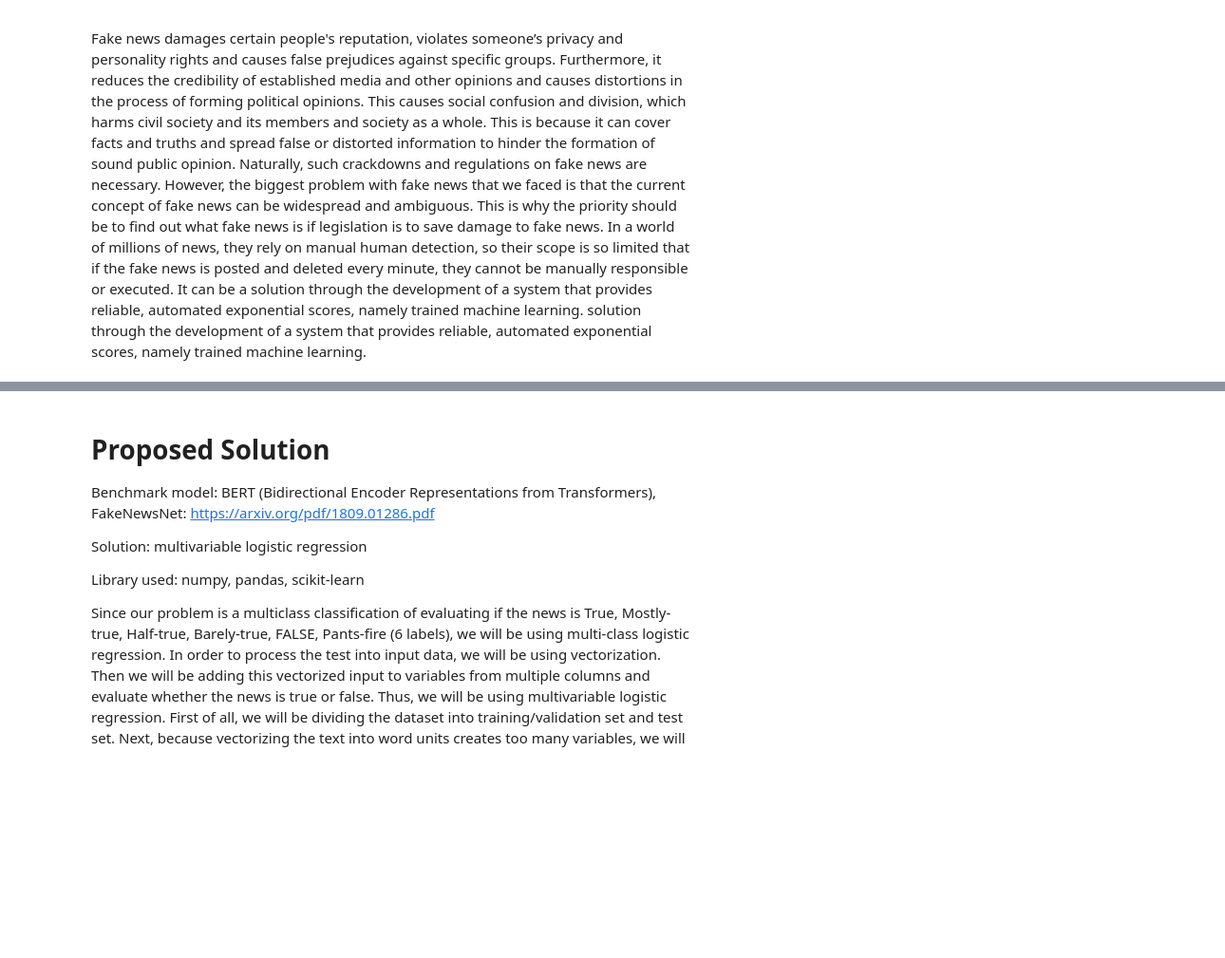
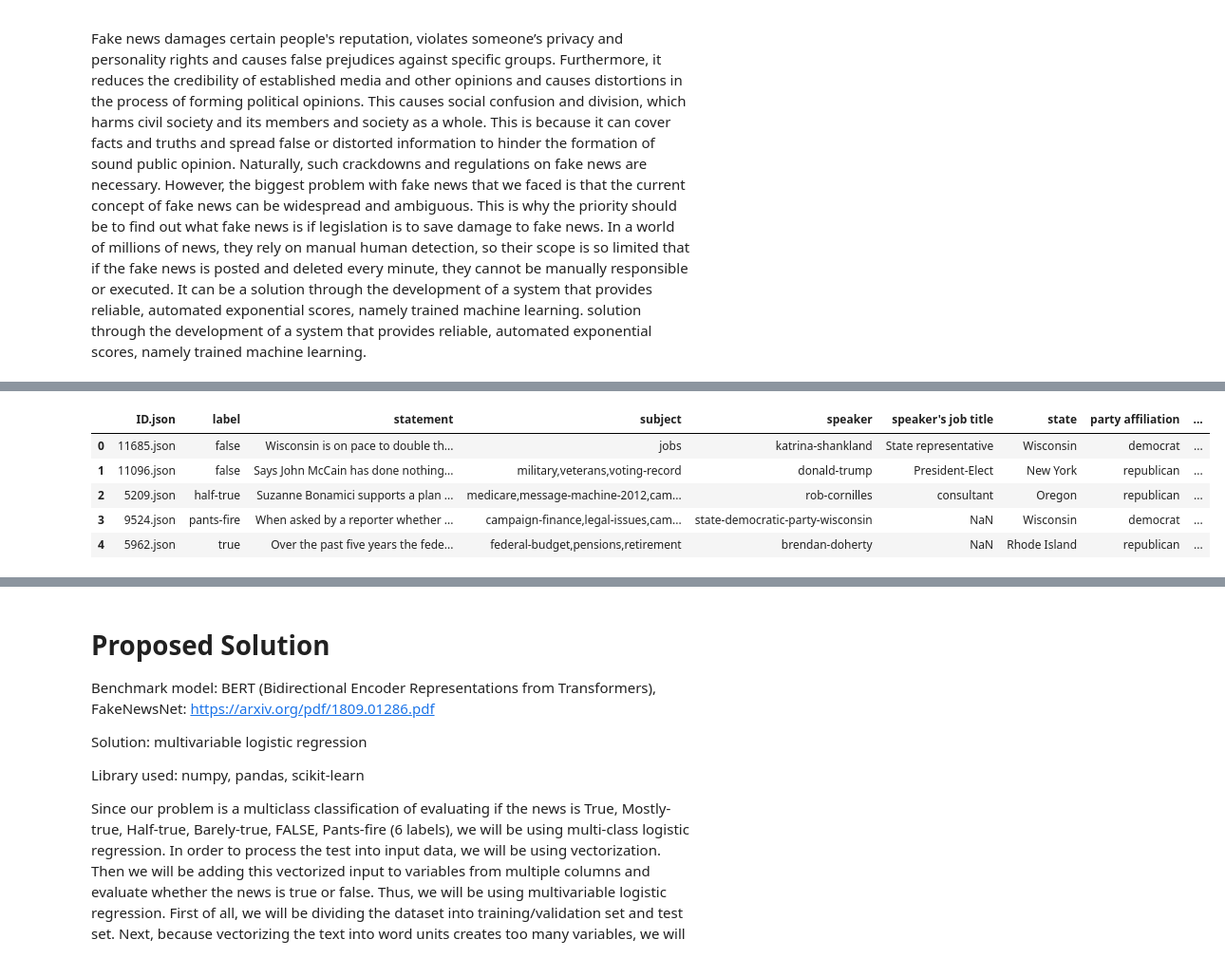
Before and after one commit to COGS118A/Group011-Wi23, a Jupyter notebook: FinalProjectGroup011-Wi23.ipynb, the cells around one changed output, grey strips where cells are left out. Shown at 95% size. Cells and saved outputs as stored; diff of their text form; code cells hidden in the pictures; blank space fills up the shorter version.

```diff
--- a/FinalProjectGroup011-Wi23.ipynb
+++ b/FinalProjectGroup011-Wi23.ipynb
@@ -134,0 +146,9 @@ LIAR dataset and the politifact and gossipcop datasets all contain information r
+# %%
+test_data.head()
+# %% [output]
+|  | ID.json | label | statement | subject | speaker | speaker's job title | state | party affiliation | ... |
+| 0 | 11685.json | false | Wisconsin is on pace to double th... | jobs | katrina-shankland | State representative | Wisconsin | democrat | ... |
+| 1 | 11096.json | false | Says John McCain has done nothing... | military,veterans,voting-record | donald-trump | President-Elect | New York | republican | ... |
+| 2 | 5209.json | half-true | Suzanne Bonamici supports a plan ... | medicare,message-machine-2012,cam... | rob-cornilles | consultant | Oregon | republican | ... |
+| 3 | 9524.json | pants-fire | When asked by a reporter whether ... | campaign-finance,legal-issues,cam... | state-democratic-party-wisconsin | NaN | Wisconsin | democrat | ... |
+| 4 | 5962.json | true | Over the past five years the fede... | federal-budget,pensions,retirement | brendan-doherty | NaN | Rhode Island | republican | ... |
```
Also changed, not shown: parts of 17 cells of this notebook.
